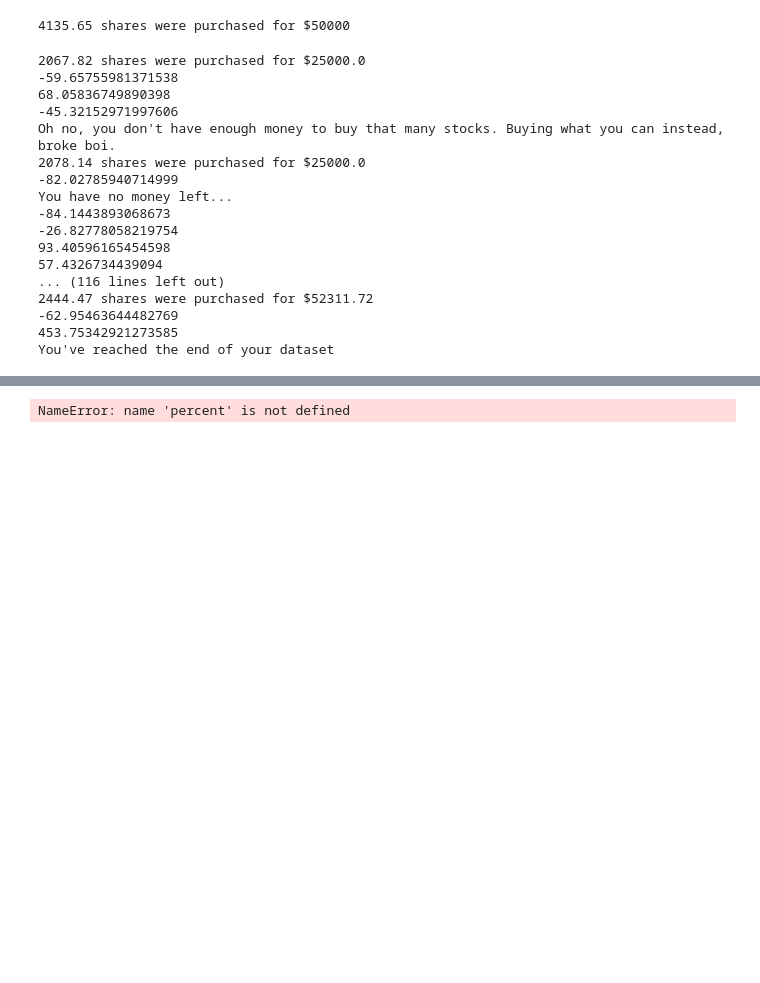
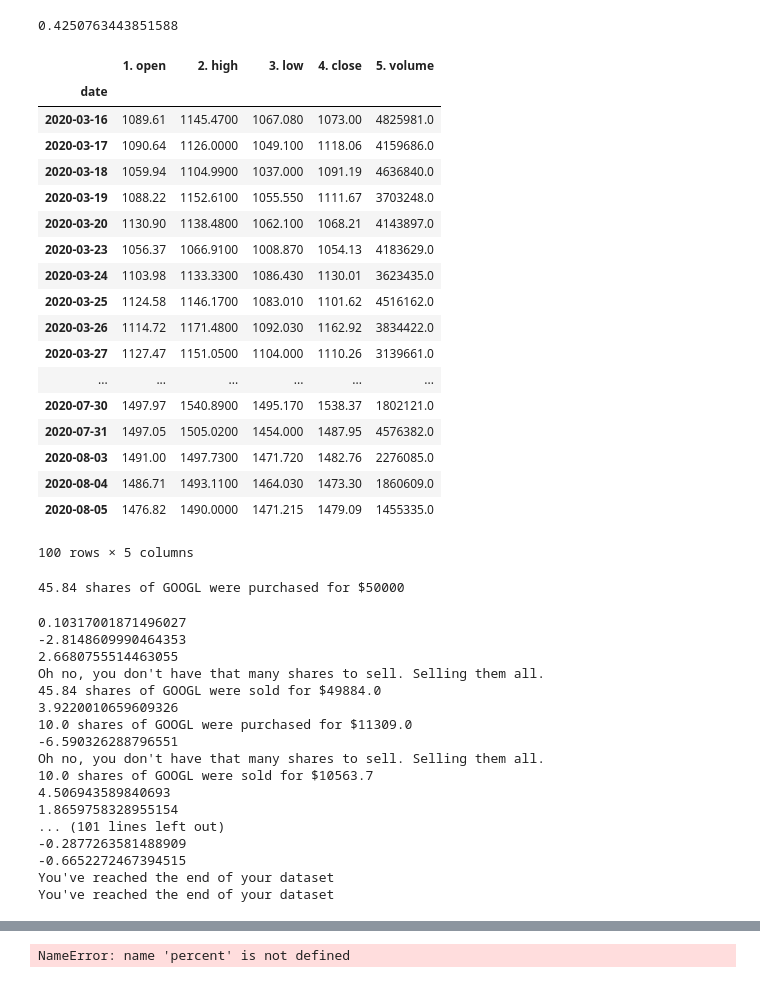
Before and after one commit to jwheeler706/Buy-low-sell-high, a Jupyter notebook: Testing testing.ipynb, the cells around one changed output, grey strips where cells are left out. Cells and saved outputs as stored; diff of their text form; code cells hidden in the pictures; blank space fills up the shorter version.

```diff
--- a/Testing testing.ipynb
+++ b/Testing testing.ipynb
@@ -7,33 +90,65 @@ jeff = Portfolio(100000)
+# %%
+print(std/mean)
+# %% [output]
+0.4250763443851588
+# %%
+jeff.stocks['GOOGL'].daily
+# %% [output]
+|  | 1. open | 2. high | 3. low | 4. close | 5. volume |
+| date |  |  |  |  |  |
+| 2020-03-16 | 1089.61 | 1145.4700 | 1067.080 | 1073.00 | 4825981.0 |
+| 2020-03-17 | 1090.64 | 1126.0000 | 1049.100 | 1118.06 | 4159686.0 |
+| 2020-03-18 | 1059.94 | 1104.9900 | 1037.000 | 1091.19 | 4636840.0 |
+| 2020-03-19 | 1088.22 | 1152.6100 | 1055.550 | 1111.67 | 3703248.0 |
+| 2020-03-20 | 1130.90 | 1138.4800 | 1062.100 | 1068.21 | 4143897.0 |
+| 2020-03-23 | 1056.37 | 1066.9100 | 1008.870 | 1054.13 | 4183629.0 |
+| 2020-03-24 | 1103.98 | 1133.3300 | 1086.430 | 1130.01 | 3623435.0 |
+| 2020-03-25 | 1124.58 | 1146.1700 | 1083.010 | 1101.62 | 4516162.0 |
+| 2020-03-26 | 1114.72 | 1171.4800 | 1092.030 | 1162.92 | 3834422.0 |
+| 2020-03-27 | 1127.47 | 1151.0500 | 1104.000 | 1110.26 | 3139661.0 |
+| ... | ... | ... | ... | ... | ... |
+| 2020-07-30 | 1497.97 | 1540.8900 | 1495.170 | 1538.37 | 1802121.0 |
+| 2020-07-31 | 1497.05 | 1505.0200 | 1454.000 | 1487.95 | 4576382.0 |
+| 2020-08-03 | 1491.00 | 1497.7300 | 1471.720 | 1482.76 | 2276085.0 |
+| 2020-08-04 | 1486.71 | 1493.1100 | 1464.030 | 1473.30 | 1860609.0 |
+| 2020-08-05 | 1476.82 | 1490.0000 | 1471.215 | 1479.09 | 1455335.0 |
+100 rows × 5 columns
 # %%
-jeff.buy('KODK', 50000, isShares=0)
+jeff2 = Portfolio(100000)
+jeff2.buy('GOOGL', 50000, isShares=0, isDaily=1)
 # %% [output]
-4135.65 shares were purchased for $50000
+45.84 shares of GOOGL were purchased for $50000
 # %%
+std = jeff2.stocks['GOOGL'].daily.describe()['1. open']['std']
+mean = jeff2.stocks['GOOGL'].daily.describe()['1. open']['mean']
+
+print(std/mean)
+
 for i in range(0,100):
     try:
-        change = jeff.stocks['KODK'].percentChange(i+1, i, kind='volume')
-        if change > 500:
-            jeff.sell('KODK', jeff.shares['KODK']/2, i)
-        if change < -50:
-            jeff.buy('KODK', jeff.shares['KODK']/2, i)
+        change = jeff2.stocks['GOOGL'].percentChange(i+1, i, kind='buy', isDaily=1)
+        if change > (std/mean)*30:
+            jeff2.sell('GOOGL', (change)*jeff2.shares['GOOGL']+5, i, isDaily=1)
+        if change < (-std/mean)*30:
+            jeff2.buy('GOOGL', -(change)*jeff2.shares['GOOGL']+10, i, isDaily=1)
         print(change)
     except IndexError:
         print('You\'ve reached the end of your dataset')
 # %% [output]
-2067.82 shares were purchased for $25000.0
--59.65755981371538
-68.05836749890398
--45.32152971997606
-Oh no, you don't have enough money to buy that many stocks. Buying what you can instead, broke boi.
-2078.14 shares were purchased for $25000.0
--82.02785940714999
-You have no money left...
--84.1443893068673
--26.82778058219754
-93.40596165454598
-57.4326734439094
-... (116 lines left out)
-2444.47 shares were purchased for $52311.72
--62.95463644482769
-453.75342921273585
+0.10317001871496027
+-2.8148609990464353
+2.6680755514463055
+Oh no, you don't have that many shares to sell. Selling them all.
+45.84 shares of GOOGL were sold for $49884.0
+3.9220010659609326
+10.0 shares of GOOGL were purchased for $11309.0
+-6.590326288796551
+Oh no, you don't have that many shares to sell. Selling them all.
+10.0 shares of GOOGL were sold for $10563.7
+4.506943589840693
+1.8659758328955154
+... (101 lines left out)
+-0.2877263581488909
+-0.6652272467394515
 You've reached the end of your dataset
+You've reached the end of your dataset
```
Also changed, not shown: parts of 15 cells of this notebook, 1 other file.
